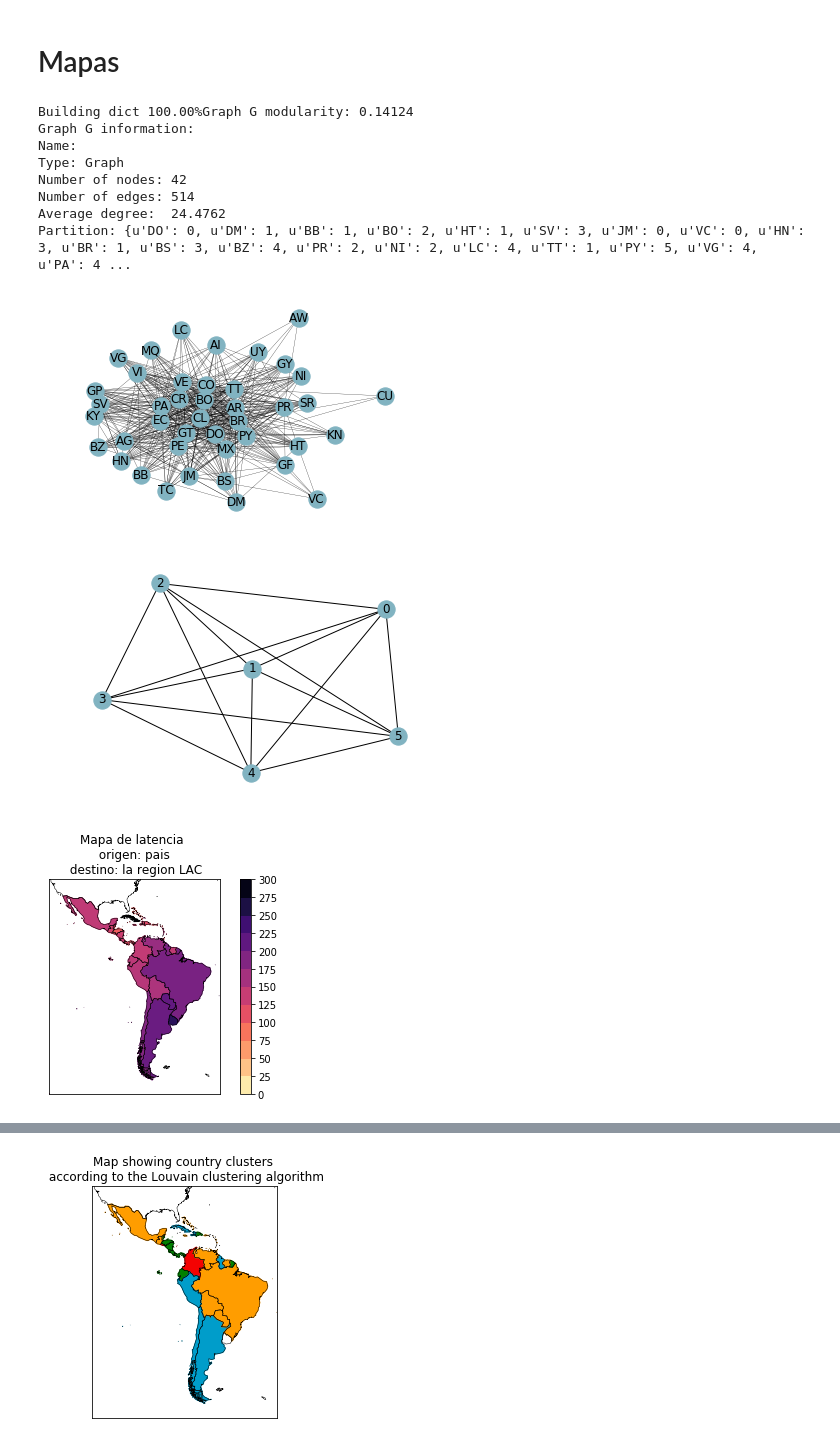
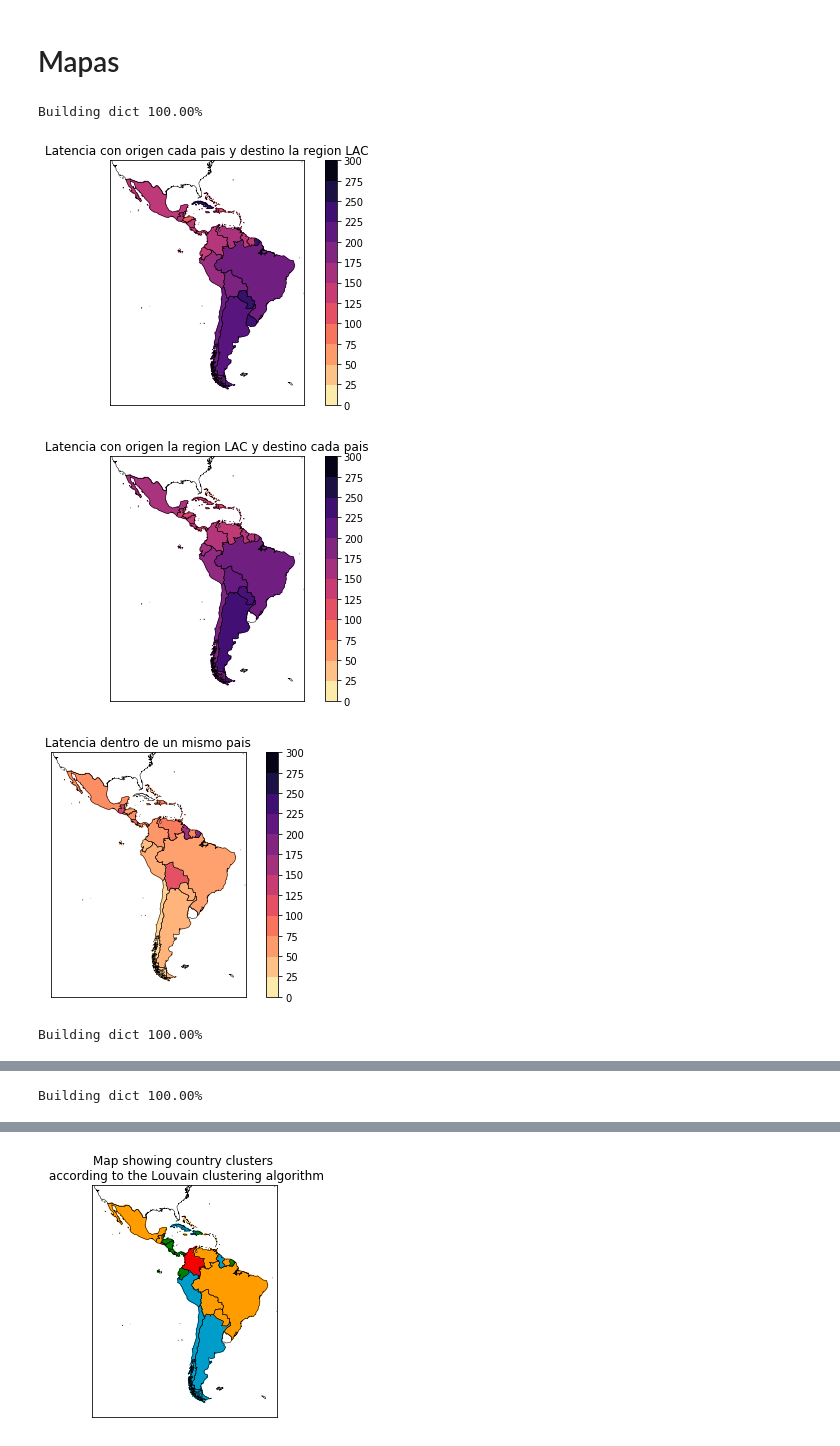
Before and after one commit to LACNIC/simon, a Jupyter notebook: estudios/LACNOG 2017 Revisitado.ipynb, the cells around one changed output, grey strips where cells are left out. Cells and saved outputs as stored; diff of their text form; code cells hidden in the pictures.

```diff
--- a/estudios/LACNOG 2017 Revisitado.ipynb
+++ b/estudios/LACNOG 2017 Revisitado.ipynb
@@ -921,58 +707,79 @@ def load_incoming(dataset):
         incoming[d] = median(rtt_list)
 
     return incoming
+
+def load_self(dataset):
+    outgoing = defaultdict(int)
+
+    for o, D in dataset.iteritems():
+        rtts = []
+        for d, rtt in D.iteritems():
+            if o == d:
+                rtts.append(rtt)
+
+        if len(rtts) == 0:
+            continue
+
+        outgoing[o] = median(rtts)
+    return outgoing
 # %%
-for dataset in [rs_speed_2017, rs_speed_2020]:
+for dataset in [rs_speed_2016, rs_speed_2017, rs_speed_2020]:
 
     ccs = set([r['country_origin'] for r in dataset] + [r['country_destination'] for r in dataset])
     rs_dict = build_dict(dataset, ccs=ccs, dataset='speedchecker')
     G = build_graph(rs_dict)
-    cluster_speed_2017 = clusterize(G)
+#     cluster_speed_2017 = clusterize(G)
 
     outgoing = load_outgoing(rs_dict)
     incoming = load_incoming(rs_dict)
+    _self = load_self(rs_dict)
 
     map(
         outgoing,
         filename="lac_outgoing_speed",
-        title="Mapa de latencia \n origen: pais \n destino: la region LAC",
+        title="Latencia con origen cada pais y destino la region LAC",
         Max=300,
         Ticks=25,
         llcrnrlat=-60,urcrnrlat=40,
         llcrnrlon=-125,urcrnrlon=-30,
     )
     plt.show()
 
     map(
         incoming,
         filename="lac_incoming_speed",
-        title="Mapa de latencia \n origen: region LAC \n destino: pais",
+        title="Latencia con origen la region LAC y destino cada pais",
         Max=300,
         Ticks=25,
         llcrnrlat=-60,urcrnrlat=40,
         llcrnrlon=-125,urcrnrlon=-30,
     )
     plt.show()
 
     map(
-        dict([(cc, np.median([rtt, incoming[cc]])) for (cc, rtt) in outgoing.iteritems()]),
-        filename="lac_outgoing_incoming_speed",
-        title="Mapa de latencia \n mediana de los dos mapas anteriores",
+        _self,
+        filename="lac_self_speed",
+        title="Latencia dentro de un mismo pais",
         Max=300,
         Ticks=25,
         llcrnrlat=-60,urcrnrlat=40,
         llcrnrlon=-125,urcrnrlon=-30,
     )
     plt.show()
+
+#     map(
+#         dict([(cc, np.median([rtt, incoming[cc]])) for (cc, rtt) in outgoing.iteritems()]),
+#         filename="lac_outgoing_incoming_speed",
+#         title="Mapa de latencia \n mediana de los dos mapas anteriores",
+#         Max=300,
+#         Ticks=25,
+#         llcrnrlat=-60,urcrnrlat=40,
+#         llcrnrlon=-125,urcrnrlon=-30,
+#     )
+#     plt.show()
 # %% [output]
-Building dict 100.00%Graph G modularity: 0.14124
-Graph G information:
-Name:
-Type: Graph
-Number of nodes: 42
-Number of edges: 514
-Average degree:  24.4762
-Partition: {u'DO': 0, u'DM': 1, u'BB': 1, u'BO': 2, u'HT': 1, u'SV': 3, u'JM': 0, u'VC': 0, u'HN': 3, u'BR': 1, u'BS': 3, u'BZ': 4, u'PR': 2, u'NI': 2, u'LC': 4, u'TT': 1, u'PY': 5, u'VG': 4, u'PA': 4 ...
+Building dict 100.00%
-[figure, old version]
+[figure, new version]
-[figure, old version]
+[figure, new version]
-[figure, old version]
+[figure, new version]
+Building dict 100.00%
@@ -989,0 +789 @@ Partition: {u'DO': 0, u'GT': 1, u'CO': 3, u'VE': 1, u'CL': 2, u'BO': 1, u'HT': 2
+Building dict 100.00%
```
Also changed, not shown: parts of 55 cells of this notebook, 1 other file.
